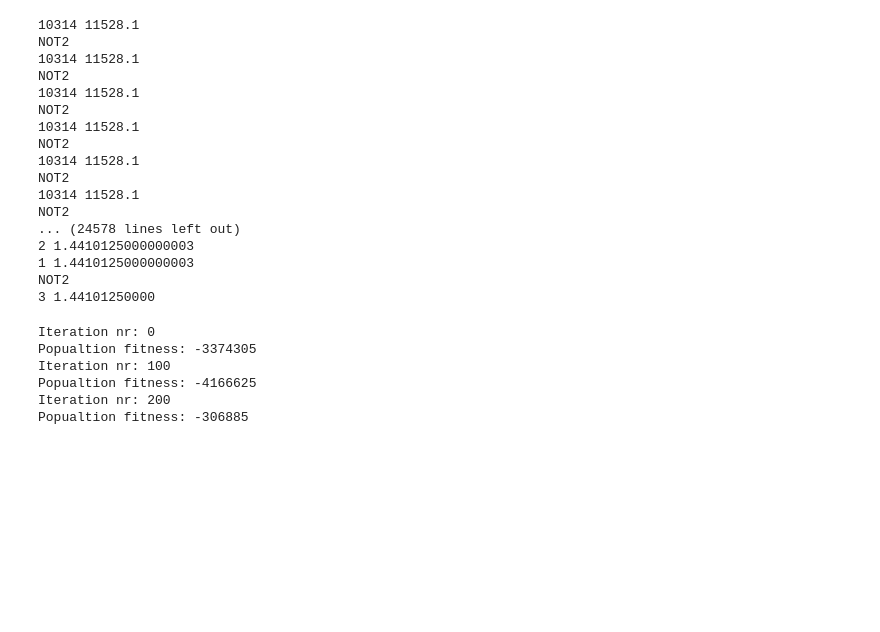
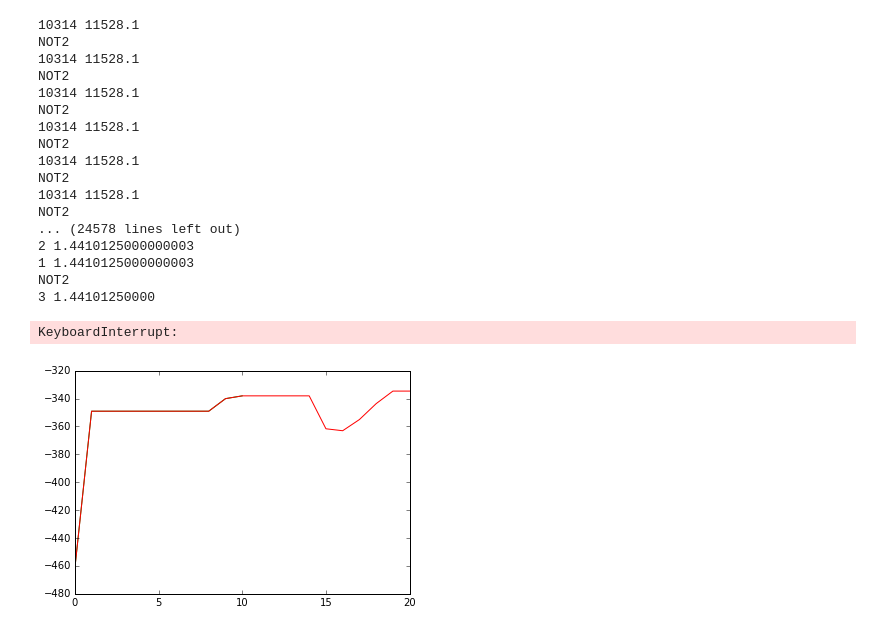
Before and after one commit to Markusli/text_algorithms, a Jupyter notebook: Untitled.ipynb, the cells around one changed output. Saved outputs shown, nothing was run; the diff lists cells and outputs as text; code cells hidden in the pictures; blank space fills up the shorter version.

```diff
--- a/Untitled.ipynb
+++ b/Untitled.ipynb
@@ -12,12 +18,2 @@ import pickle
 import warnings
 warnings.filterwarnings("ignore", category=DeprecationWarning)
-# %%
-mismatch = '1'
-regex = 'G[ACGT]S'
-
-
-process = subprocess.Popen(['tre-agrep', '-E', mismatch, '-e={}'.format(regex), filename],
-                           stdout=subprocess.PIPE, universal_newlines=True)
-stdout,stderr = process.communicate()
-matches = sum(map(int,[x.split('\t')[0] for x in stdout.split('\n')[:-1]]))
-matches
@@ -193,10 +187,10 @@ def possible_strings(individual):
 
 def get_fitness(individual):
     individual = ['[{}]'.format(x) if len(x)>1 else x for x in individual]
-    matches = grep(filename,'0',''.join(individual))
+    matches = grep(filename,MISMATCHES,''.join(individual))
     specificity = possible_strings(individual)
 
-    return matches - specificity*5
+    return matches - 0.001*specificity
 
 def remove_letter(group):
     """
@@ -267,9 +261,9 @@ def mutate(individual):
         c = individual[i]
         if np.random.randint(0,100)/100 < mutation_chance:
             mut_choice = np.random.random()
-            if mut_choice<0.33:
+            if mut_choice<0.33 and len(c) > 1: # Remove letter from group
                 c = remove_letter(c)
-            if 0.33<mut_choice<0.66:
+            if 0.33<mut_choice<0.66: # Add letter to group
                 if c == '.':
                     m_individual.append(c)
                     continue
@@ -297,7 +291,7 @@ def crossover(individual1,individual2):
 
 candidates = pd.read_csv('data/specs_out.txt',sep='\t')['Pat?()'].values
 # %%
-class individual(object):
+class individualC(object):
 
     def __init__(self,value,fitfunc):
         self.feature = list(value)
@@ -308,41 +302,40 @@ class individual(object):
          return self.fitness < other.fitness
 
     def __len__(self):
         return len(self.feature)
 
     def get_fitness(self):
         self.fitness = self.fitness_func(self.feature)
 
 
-ind = individual(candidates[0],get_fitness)
-individuals = [individual(x,get_fitness) for x in candidates[:10]]
 
+individuals = [individualC(x,get_fitness) for x in candidates[:10]]
 
 GENERATIONS = 10000
+MISMATCHES = '1'
 ALPHABET = 'GPAVLIMCFYWHKRQNEDST'
 filename='data/protobios_generated_data/peptides_s50_r0_m0.txt'
 scores = []
 
-for _ in range(GENERATIONS):
+for iteration in range(1000):
     for individual in individuals:
         individual.get_fitness()
 
     individuals = sorted(individuals)
     for c1, c2 in zip(individuals[::2],individuals[1::2]):
 
         if len(c1) == len(c2):
             c1.feature,c2.feature = crossover(c1.feature, c2.feature)
         c1.feature = mutate(c1.feature)
         c2.feature = mutate(c2.feature)
 
     current_score = sum([x.fitness for x in individuals])
     scores.append(current_score)
-    if _ % 100 == 0:
-        print('Iteration nr: {}\nPopualtion fitness: {}'.format(_,current_score))
+    if iteration % 10 == 0:
+        pl.plot(list(range(len(scores))),scores)
+        display.clear_output(wait=True)
+        display.display(pl.gcf())
+        time.sleep(1.0)
 # %% [output]
-Iteration nr: 0
-Popualtion fitness: -3374305
-Iteration nr: 100
-Popualtion fitness: -4166625
-Iteration nr: 200
-Popualtion fitness: -306885
+KeyboardInterrupt:
+[figure, added]
```
Also changed, not shown: parts of 6 cells of this notebook.
